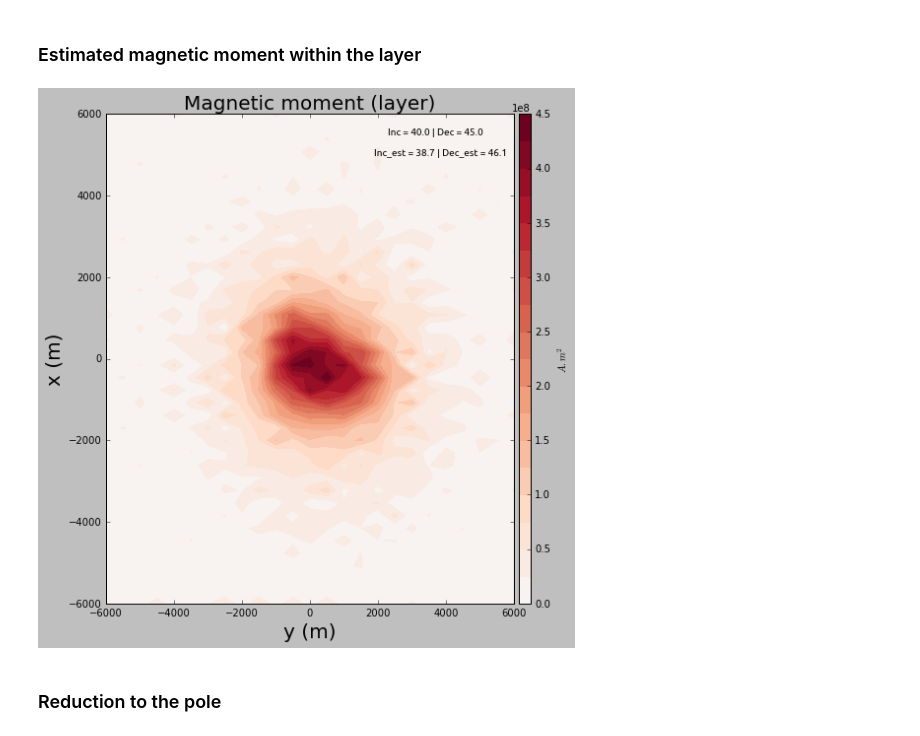
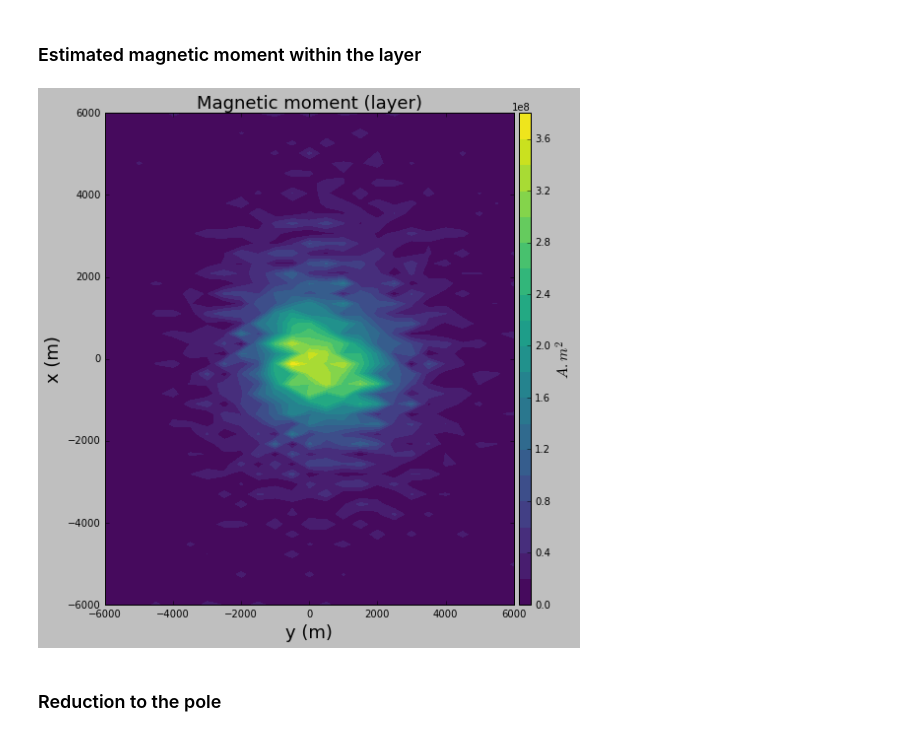
Before and after one commit to pinga-lab/eqlayer-magnetization-direction, a Jupyter notebook: code/notebooks/polyprism_model/airborne_EQL_magdirection.ipynb, the cells around one changed output. Drawn from its saved outputs; the diff is of its cells as text; code cells hidden in the pictures.

```diff
--- a/code/notebooks/polyprism_model/airborne_EQL_magdirection.ipynb
+++ b/code/notebooks/polyprism_model/airborne_EQL_magdirection.ipynb
@@ -256,10 +260,10 @@ it_marq = 15
 lamb = 10.
 dlamb = 100.
 # %%
-eps = 1e-6
+eps = 1e-5
 # %%
 m_LM,inc_est,dec_est,phi,imax,pest,incs,decs = fc.levenberg_marquardt_NNLS(
-    data['tfa_obs_poly_IM_airb'],airborne['x'],airborne['y'],
+    data['tfa_obs_poly_RM_airb'],airborne['x'],airborne['y'],
     airborne['z'],xs,ys,zs,inc_gf,dec_gf,20.,20.,lamb,dlamb,i_pos,it_max,
     it_marq,eps)
 # %% [output]
@@ -285,9 +289,8 @@ i = 233
 # %%
 phi = (np.array(phi)/airborne['x'].size)
 # %%
-title_font = 20
-bottom_font = 16
-saturation_factor = 1.
+title_font = 18
+bottom_font = 15
 plt.close('all')
 plt.figure(figsize=(8,8), tight_layout=True)
 
@@ -298,11 +301,18 @@ plt.plot(phi, 'b.')
 plt.title('Convergence analysis', fontsize=title_font)
 plt.xlabel('iteration', fontsize = title_font)
 plt.ylabel('$\phi$', fontsize = title_font)
+plt.tick_params(axis='both', which='major', labelsize=12)
 
-file_name = 'figs/airborne/convergence_LM_NNLS_magIM'
-plt.savefig(file_name+'.png',dpi=200)
+file_name = 'figs/airborne/convergence_LM_NNLS_magRM'
+plt.savefig(file_name+'.png',dpi=300)
 saved_files.append(file_name+'.png')
 
+plt.savefig(file_name+'.eps',dpi=300)
+saved_files.append(file_name+'.eps')
+
+plt.savefig(file_name+'.pdf',dpi=300)
+saved_files.append(file_name+'.pdf')
+
 plt.show()
 # %% [output]
 <matplotlib.figure.Figure at 0x...>
@@ -388,34 +408,33 @@ plt.show()
 # %% [markdown]
 ### Estimated magnetic moment within the layer
 # %%
-title_font = 20
-bottom_font = 16
+title_font = 18
+bottom_font = 15
 saturation_factor = 1.
 plt.close('all')
 plt.figure(figsize=(8,8), tight_layout=True)
 
-ranges = saturation_factor*np.abs([m_LM.max(), m_LM.min()]).max()
-
-plt.contourf(ys.reshape(shape_layer),
-             xs.reshape(shape_layer),
-             m_LM.reshape(shape_layer),
-             20, cmap='RdBu_r',vmin=-ranges, vmax=ranges)
-plt.colorbar(pad=0.01, aspect=40, shrink=1.0).set_label('$A.m^2$')
+plt.contourf(ys.reshape(shape_layer),xs.reshape(shape_layer),
+             m_LM.reshape(shape_layer), 20, cmap='viridis')
+plt.colorbar(pad=0.01, aspect=40, shrink=1.0).set_label('$A.m^2$',size=bottom_font)
 plt.xlabel('y (m)', fontsize = title_font)
 plt.ylabel('x (m)', fontsize = title_font)
 plt.title('Magnetic moment (layer)', fontsize=title_font)
-plt.text(2300.,5500.,'Inc = %.1f | Dec = %.1f  ' % (inc_I,dec_I),
-         family='ubuntu',style='normal')
-plt.text(1900.,5000.,'Inc_est = %.1f | Dec_est = %.1f'% (inc_est,dec_est),
-         family='ubuntu',style='normal' )
 
-file_name = 'figs/airborne/magnetic_moment_positive_LM_NNLS_magIM'
-plt.savefig(file_name+'.png',dpi=200)
+file_name = 'figs/airborne/magnetic_moment_positive_LM_NNLS_magRM'
+plt.savefig(file_name+'.png',dpi=300)
 saved_files.append(file_name+'.png')
 
+plt.savefig(file_name+'.eps',dpi=300)
+saved_files.append(file_name+'.eps')
+
+plt.savefig(file_name+'.pdf',dpi=300)
+saved_files.append(file_name+'.pdf')
+
+
 plt.show()
 # %% [output]
-[figure, old version]
+[figure, new version]
 # %% [markdown]
 ### Reduction to the pole
 # %%
```
Also changed, not shown: parts of 28 cells of this notebook, 39 other files.
